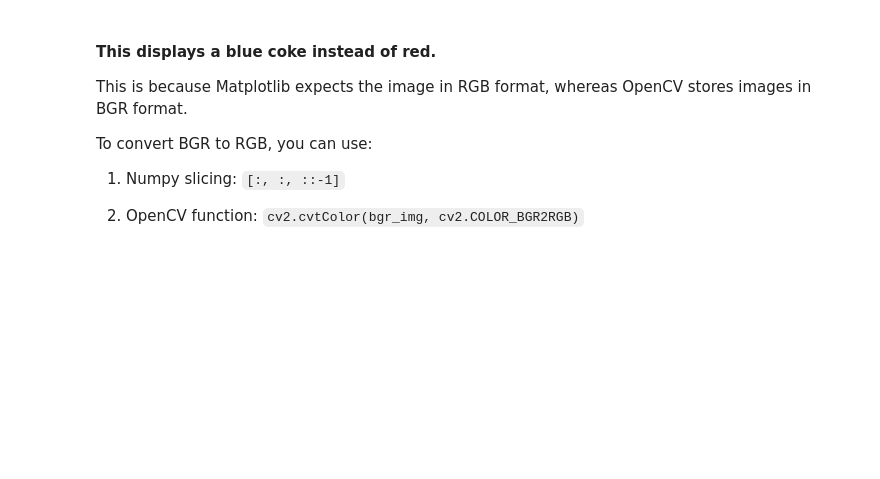
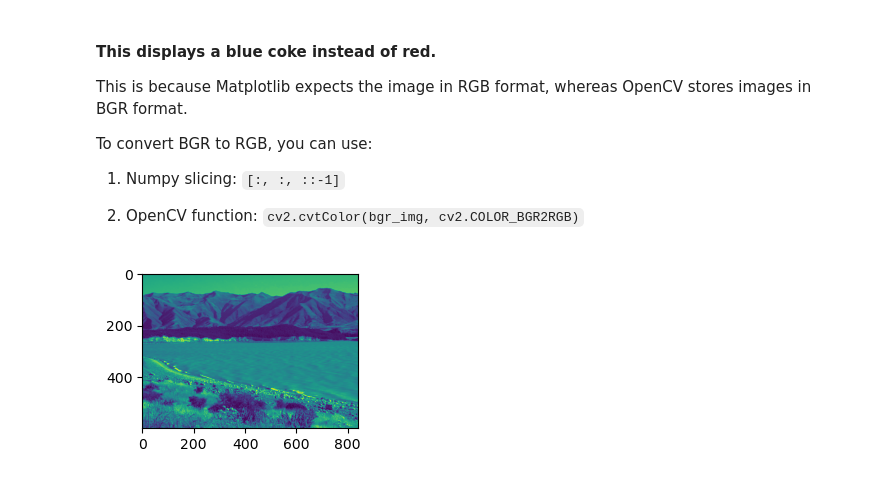
Before and after one commit to sierra-95/OpenCV, a Jupyter notebook: Introduction/introduction.ipynb, the cells around one changed output. Cells and saved outputs as stored; diff of their text form; code cells hidden in the pictures; blank space fills up the shorter version.

```diff
--- a/Introduction/introduction.ipynb
+++ b/Introduction/introduction.ipynb
@@ -164,0 +163,15 @@ plt.show()
+# %%
+'''
+Lesson 3:
+Splitting and Merging Color Channels
+cv2.split() Divides multichannel array to several single channeled arrays
+cv2.merge() Merge several array to make a sung
+'''
+retval_NewZealand = cv2.imread('New_Zealand_Lake.jpg', cv2.IMREAD_COLOR) #0
+b, g, r = cv2.split(retval_NewZealand)
+'''We split in BGR since opencv stores image in BGR'''
+plt.figure(figsize=[10, 2]) #This specifies image size
+#figsize gives dimensions
+plt.imshow(r);plt.show()
+# %% [output]
+[figure, added]
```
Also changed, not shown: parts of 15 cells of this notebook, 1 other file.
